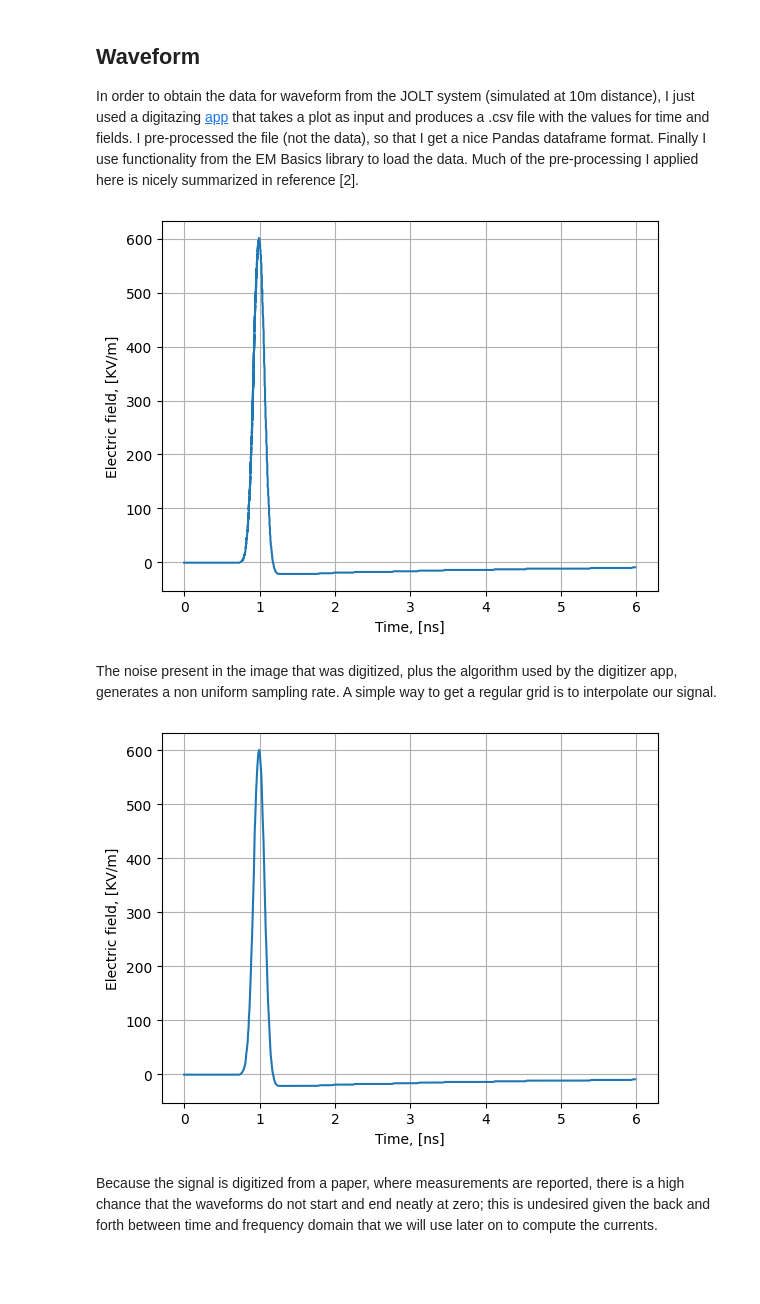
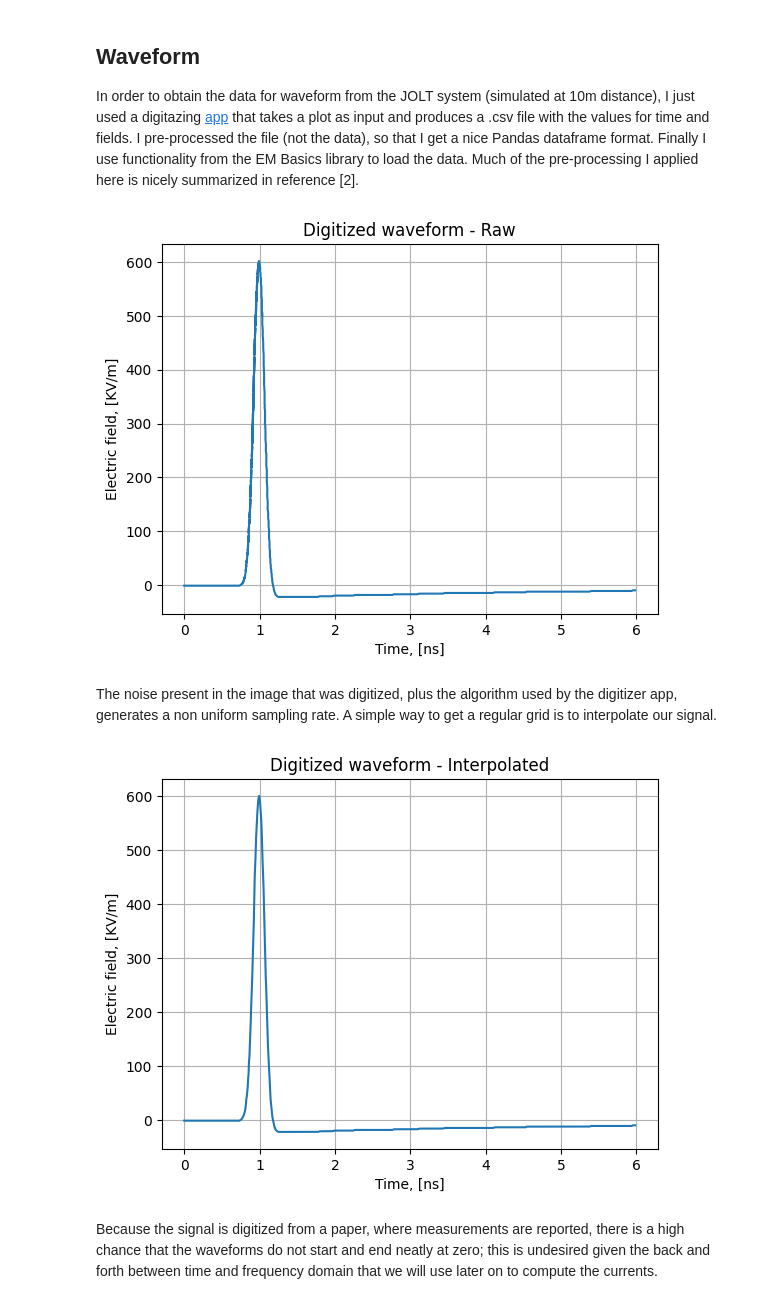
Before and after one commit to deweatherman/BLT_Equation_Time_Domain_Application, a Jupyter notebook: basicTestsTesche.ipynb, the cells around one changed output. Drawn from its saved outputs; the diff is of its cells as text; code cells hidden in the pictures; blank space fills up the shorter version.

Commit message:
Changed way of visualizing images for rendering on GitHub

```diff
--- a/basicTestsTesche.ipynb
+++ b/basicTestsTesche.ipynb
@@ -101,14 +118,15 @@ array = Waveform_basics.waveForm.from_time_csv(pathToData+"A3_3_pandas.csv", 1.0
 # %%
 # Plot source: Set start of signal to t=0 for simplicity in analysis
 
 time_s = (array.time[:]-array.time[0])  # Check units of your source plot
 E_volt = array.amplitude  # Check units of your source plot
 plt.plot(time_s/(1e-9),E_volt/(1e3))
 plt.xlabel('Time, [ns]')
 plt.ylabel('Electric field, [KV/m]')
+plt.title('Digitized waveform - Raw')
 plt.grid(True)
 # %% [output]
-[figure, old version]
+[figure, new version]
 # %% [markdown]
 
 The noise present in the image that was digitized, plus the algorithm used by the digitizer app, generates a non uniform sampling rate. A simple way to get a regular grid is to interpolate our signal.
@@ -119,9 +137,10 @@ time_s_interp = (time_s_interp[:]-time_s_interp[0])  # Set start time of signal
 plt.plot(time_s_interp/(1e-9) , E_volt_interp/(1e3))
 plt.xlabel('Time, [ns]')
 plt.ylabel('Electric field, [KV/m]')
+plt.title('Digitized waveform - Interpolated')
 plt.grid(True)
 # %% [output]
-[figure, old version]
+[figure, new version]
 # %% [markdown]
 Because the signal is digitized from a paper, where measurements are reported, there is a high chance that the waveforms do not start and end neatly at zero; this is undesired given the back and forth between time and frequency domain that we will use later on to compute the currents.
 # %%
```
Also changed, not shown: parts of 25 cells of this notebook.
